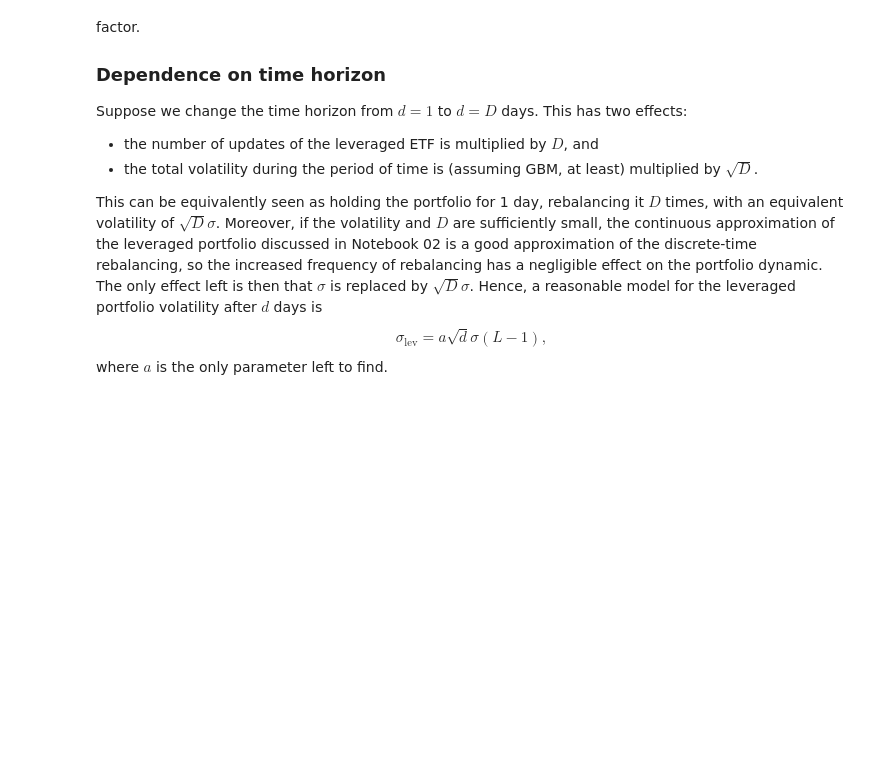
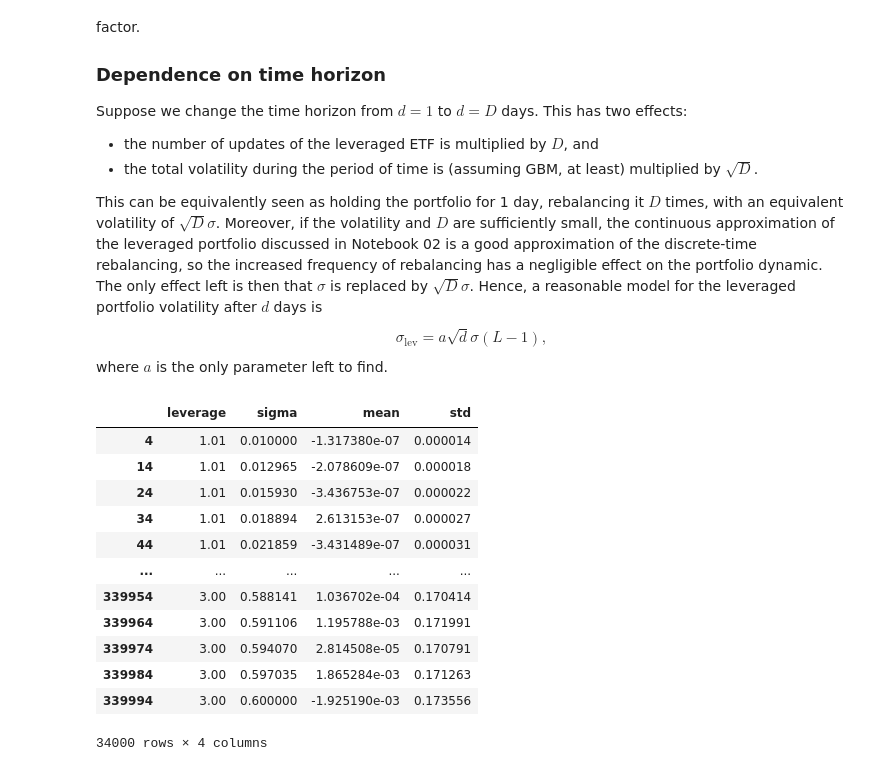
Before and after one commit to albesianor/Leveraged-ETFs, a Jupyter notebook: 07_model_selection.ipynb, the cells around one changed output. Cells and saved outputs as stored; diff of their text form; code cells hidden in the pictures; blank space fills up the shorter version.

```diff
--- a/07_model_selection.ipynb
+++ b/07_model_selection.ipynb
@@ -24,3 +40,19 @@ from models import generate_model
+# %%
+train[0]
+# %% [output]
+|  | leverage | sigma | mean | std |
+| 4 | 1.01 | 0.010000 | -1.317380e-07 | 0.000014 |
+| 14 | 1.01 | 0.012965 | -2.078609e-07 | 0.000018 |
+| 24 | 1.01 | 0.015930 | -3.436753e-07 | 0.000022 |
+| 34 | 1.01 | 0.018894 | 2.613153e-07 | 0.000027 |
+| 44 | 1.01 | 0.021859 | -3.431489e-07 | 0.000031 |
+| ... | ... | ... | ... | ... |
+| 339954 | 3.00 | 0.588141 | 1.036702e-04 | 0.170414 |
+| 339964 | 3.00 | 0.591106 | 1.195788e-03 | 0.171991 |
+| 339974 | 3.00 | 0.594070 | 2.814508e-05 | 0.170791 |
+| 339984 | 3.00 | 0.597035 | 1.865284e-03 | 0.171263 |
+| 339994 | 3.00 | 0.600000 | -1.925190e-03 | 0.173556 |
+34000 rows × 4 columns
 # %%
 model = {
     "quadratic": generate_model(degree=2),  # 6 parameters
```
Also changed, not shown: parts of 7 cells of this notebook, 1 other file.
